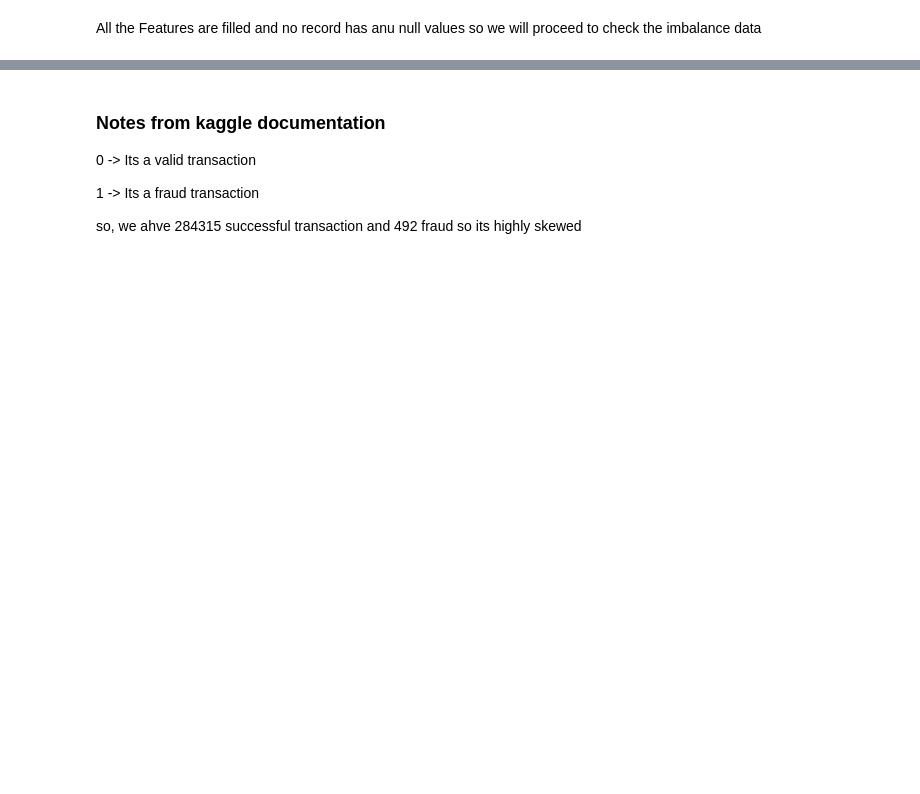
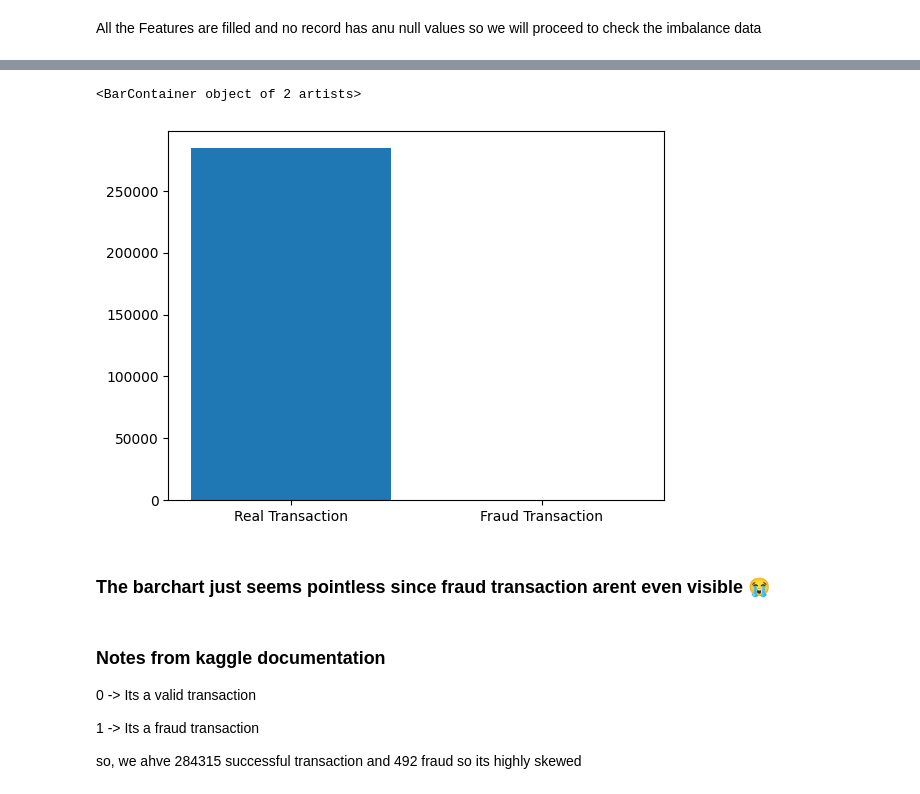
Before and after one commit to Jeeshan-Shrestha/Credit-Card-Fraud-Detection-Model, a Jupyter notebook: model.ipynb, the cells around one changed output, grey strips where cells are left out. Saved outputs shown, nothing was run; the diff lists cells and outputs as text; code cells hidden in the pictures; blank space fills up the shorter version.

```diff
--- a/model.ipynb
+++ b/model.ipynb
@@ -95,3 +106,10 @@ Name: count, dtype: int64
+# %%
+plt.bar(labels,pie_data)
+# %% [output]
+<BarContainer object of 2 artists>
+[figure, added]
+# %% [markdown]
+### The barchart just seems pointless since fraud transaction arent even visible 😭
 # %% [markdown]
 ### Notes from kaggle documentation
 0 -> Its a valid transaction
```
Also changed, not shown: parts of 15 cells of this notebook.
